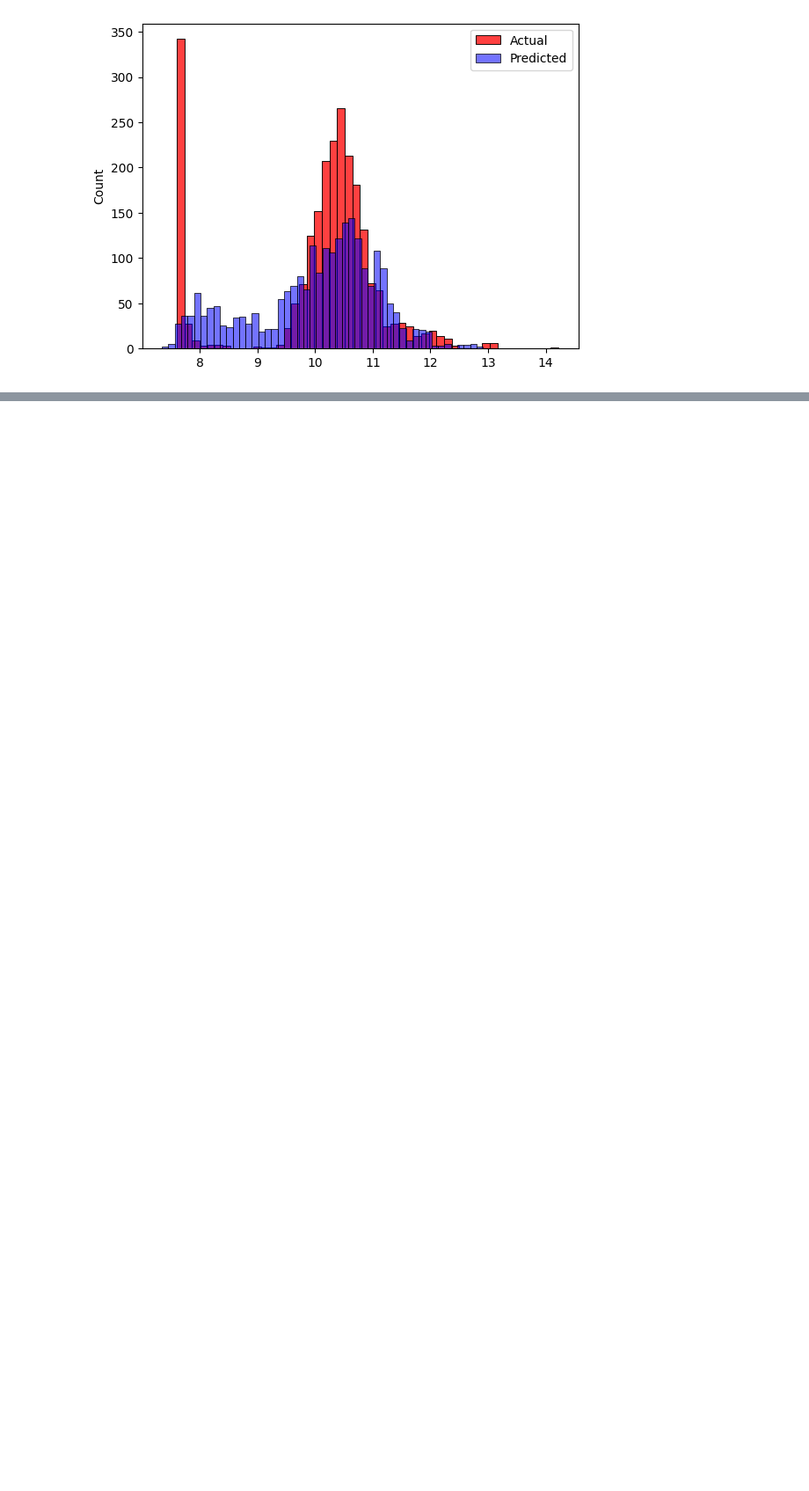
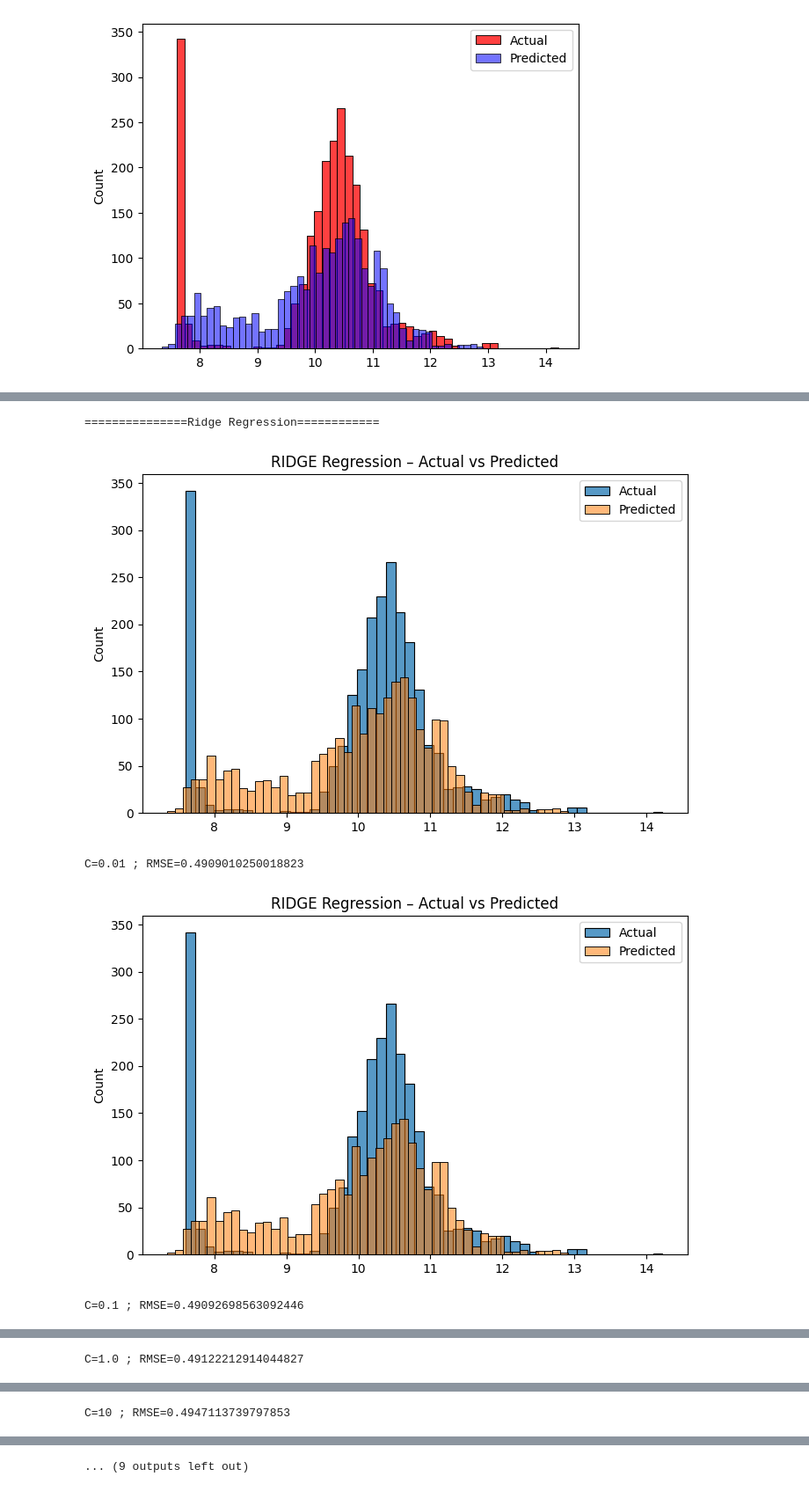
Before and after one commit to Pranayr/MachineLearning_revision, a Jupyter notebook: notebooks/Car_data_prediction-Attempt2.ipynb, the cells around one changed output, grey strips where cells are left out. Shown at 88% size. Cells and saved outputs as stored; diff of their text form; code cells hidden in the pictures; blank space fills up the shorter version.

```diff
--- a/notebooks/Car_data_prediction-Attempt2.ipynb
+++ b/notebooks/Car_data_prediction-Attempt2.ipynb
@@ -548,0 +672,28 @@ apply_linear_regression_model(x_for_training, y_train, x_for_validation, y_val)
+# %%
+print("===============Ridge Regression============")
+
+for C in [0.01, 0.1, 1.0, 10, 100]:
+    ridge_model, ridge_metrics, ridge_coefs = apply_regularized_regression_model(
+        x_for_training, y_train,
+        x_for_validation, y_val,
+        model_type="ridge",
+        alpha=C
+    )
+    print(f"C={C} ; RMSE={ridge_metrics['RMSE']}")
+
+print("===============Lasso Regression============")
+
+for C in [0.01, 0.1, 1.0, 10, 100]:
+    lasso_model, lasso_metrics, lasso_coefs = apply_regularized_regression_model(
+        x_for_training, y_train,
+        x_for_validation, y_val,
+        model_type="lasso",
+        alpha=C
+    )
+    print(f"C={C} ; RMSE={lasso_metrics['RMSE']}")
+# %% [output]
+===============Ridge Regression============
+[figure, added]
+C=0.01 ; RMSE=0.4909010250018823
+[figure, added]
+C=0.1 ; RMSE=0.49092698563092446
@@ -548,0 +701 @@ apply_linear_regression_model(x_for_training, y_train, x_for_validation, y_val)
+C=1.0 ; RMSE=0.49122212914044827
@@ -548,0 +703 @@ apply_linear_regression_model(x_for_training, y_train, x_for_validation, y_val)
+C=10 ; RMSE=0.4947113739797853
@@ -548,0 +708 @@ apply_linear_regression_model(x_for_training, y_train, x_for_validation, y_val)
+... (9 outputs left out)
```
Also changed, not shown: parts of 16 cells of this notebook.
